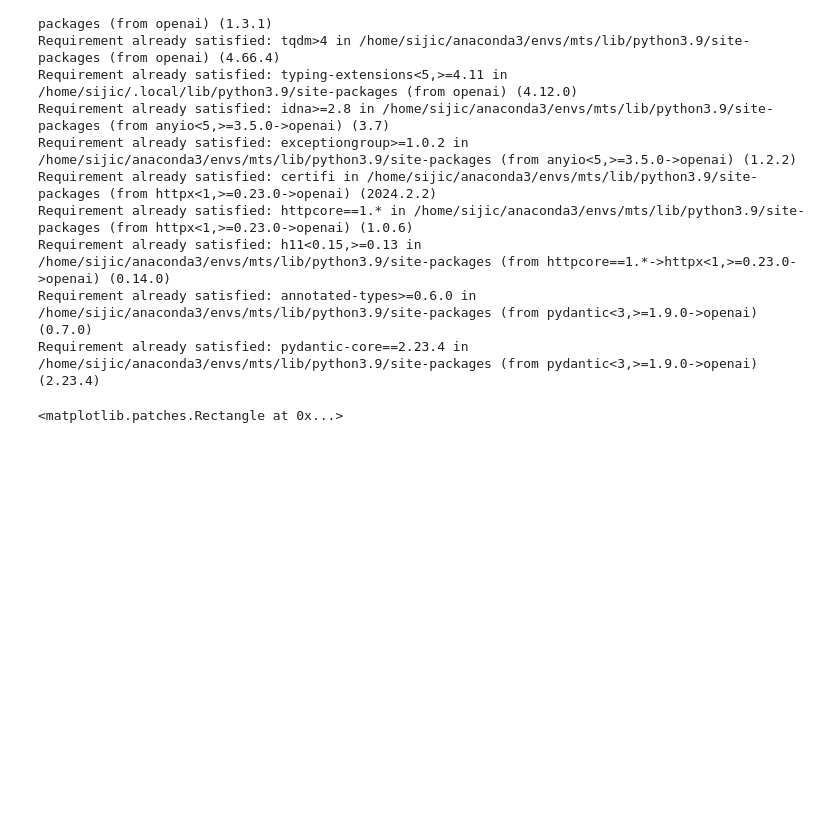
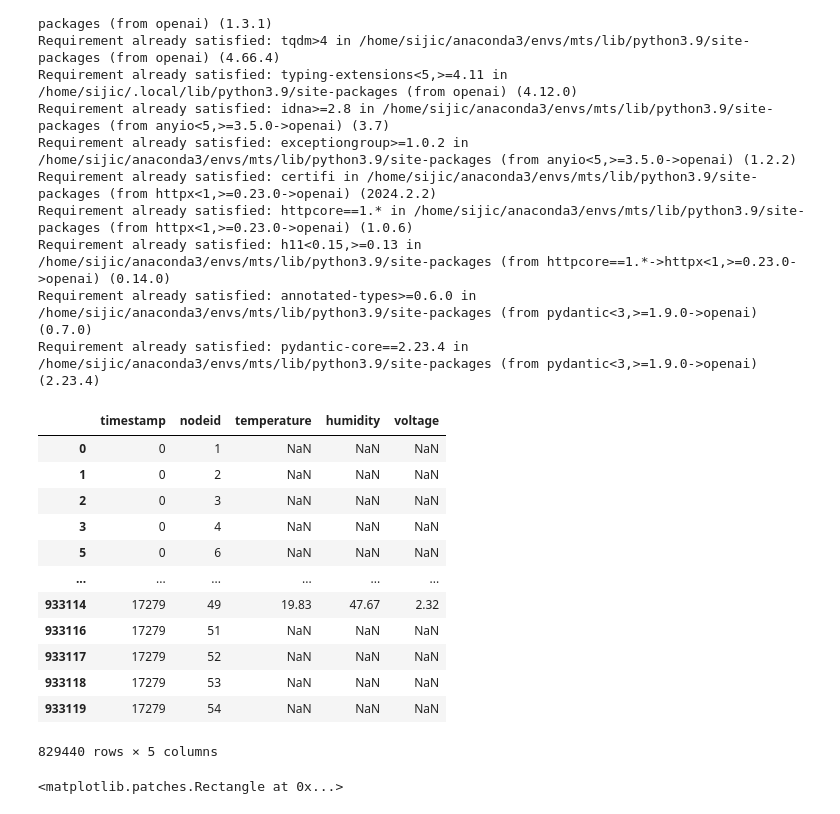
Before and after one commit to siji2022/CS6604_LoG_project, a Jupyter notebook: prompt2024.ipynb, the cells around one changed output. Cells and saved outputs as stored; diff of their text form; code cells hidden in the pictures; blank space fills up the shorter version.

Commit message:
data_selection_17_23.csv updated, clean timestamp

```diff
--- a/prompt2024.ipynb
+++ b/prompt2024.ipynb
@@ -64,3 +64,31 @@ def sine_wave(n=100, freq=1, amp=1, phase=0):
     x = np.linspace(0, 1, n)
     y = amp * np.sin(2 * np.pi * freq * x + phase)
     return x, y
+# %%
+# read file
+import pandas as pd
+df = pd.read_csv('data/data_selection_17_23.csv')
+# drop some node_id: 5,8,15,18,20,50
+df = df[~df['nodeid'].isin([5,8,15,18,20,50])]
+
+# temperature keeps only 2 decimal points
+df['temperature'] = df['temperature'].round(2)
+df['humidity'] = df['humidity'].round(2)
+# drop column light
+df = df.drop(columns=['light'])
+# %%
+df
+# %% [output]
+|  | timestamp | nodeid | temperature | humidity | voltage |
+| 0 | 0 | 1 | NaN | NaN | NaN |
+| 1 | 0 | 2 | NaN | NaN | NaN |
+| 2 | 0 | 3 | NaN | NaN | NaN |
+| 3 | 0 | 4 | NaN | NaN | NaN |
+| 5 | 0 | 6 | NaN | NaN | NaN |
+| ... | ... | ... | ... | ... | ... |
+| 933114 | 17279 | 49 | 19.83 | 47.67 | 2.32 |
+| 933116 | 17279 | 51 | NaN | NaN | NaN |
+| 933117 | 17279 | 52 | NaN | NaN | NaN |
+| 933118 | 17279 | 53 | NaN | NaN | NaN |
+| 933119 | 17279 | 54 | NaN | NaN | NaN |
+829440 rows × 5 columns
```
Also changed, not shown: parts of 1 cell of this notebook, 4 other files.
